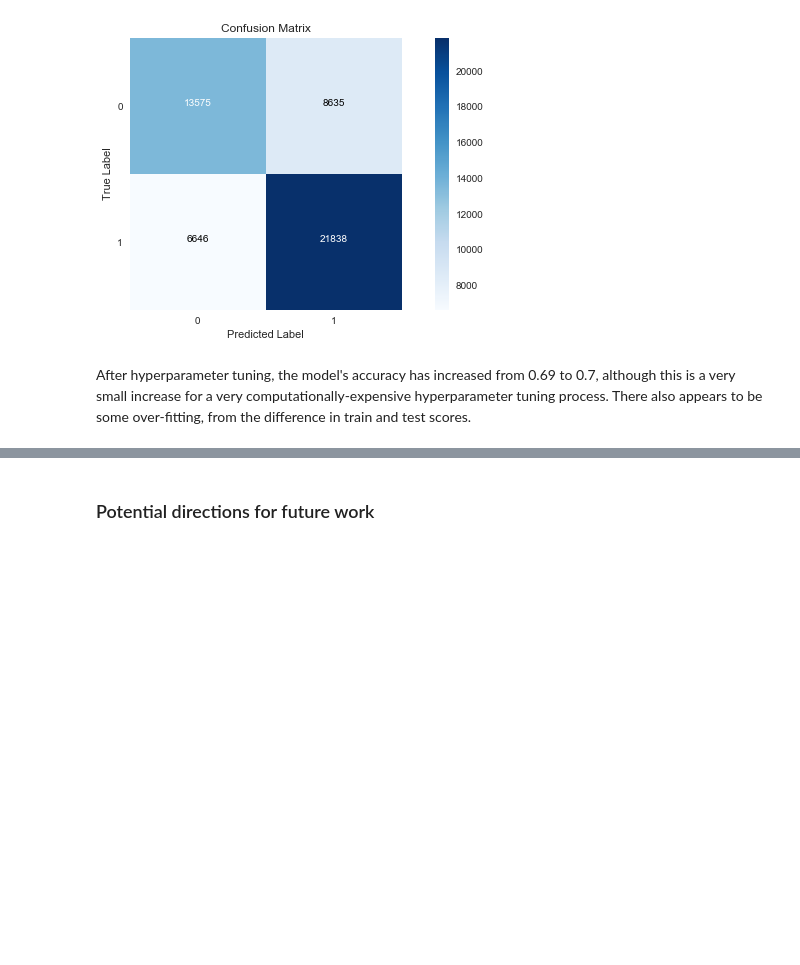
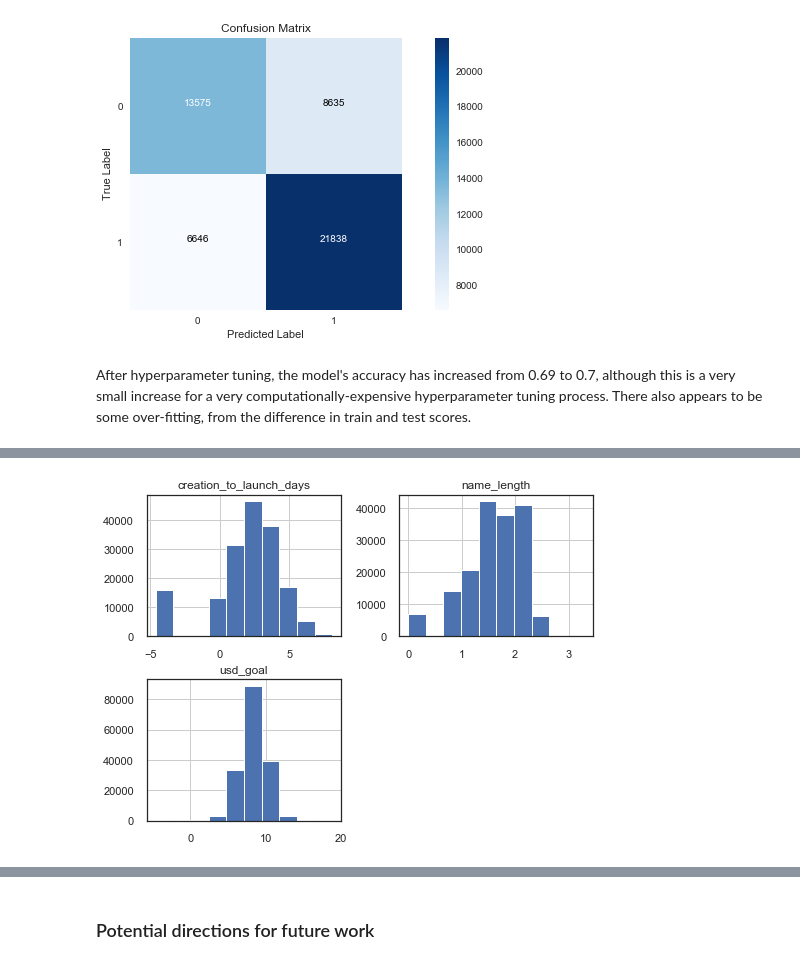
Before and after one commit to L-Lewis/Kickstarter-success-machine-learning, a Jupyter notebook: Kickstarter-project.ipynb, the cells around one changed output, grey strips where cells are left out. Cells and saved outputs as stored; diff of their text form; code cells hidden in the pictures; blank space fills up the shorter version.

```diff
--- a/Kickstarter-project.ipynb
+++ b/Kickstarter-project.ipynb
@@ -1761,0 +1793,10 @@ After hyperparameter tuning, the model's accuracy has increased from 0.69 to 0.7
+# %%
+# Replacing 0s with 0.01 and log-transforming
+for col in cols_to_log:
+    df_transformed[col] = df_transformed[col].astype('float64').replace(0.0, 0.01)
+    df_transformed[col] = np.log(df_transformed[col])
+# %%
+# Checking new distributions
+df_transformed[cols_to_log].hist(figsize=(8,6));
+# %% [output]
+[figure, added]
```
Also changed, not shown: parts of 21 cells of this notebook.
